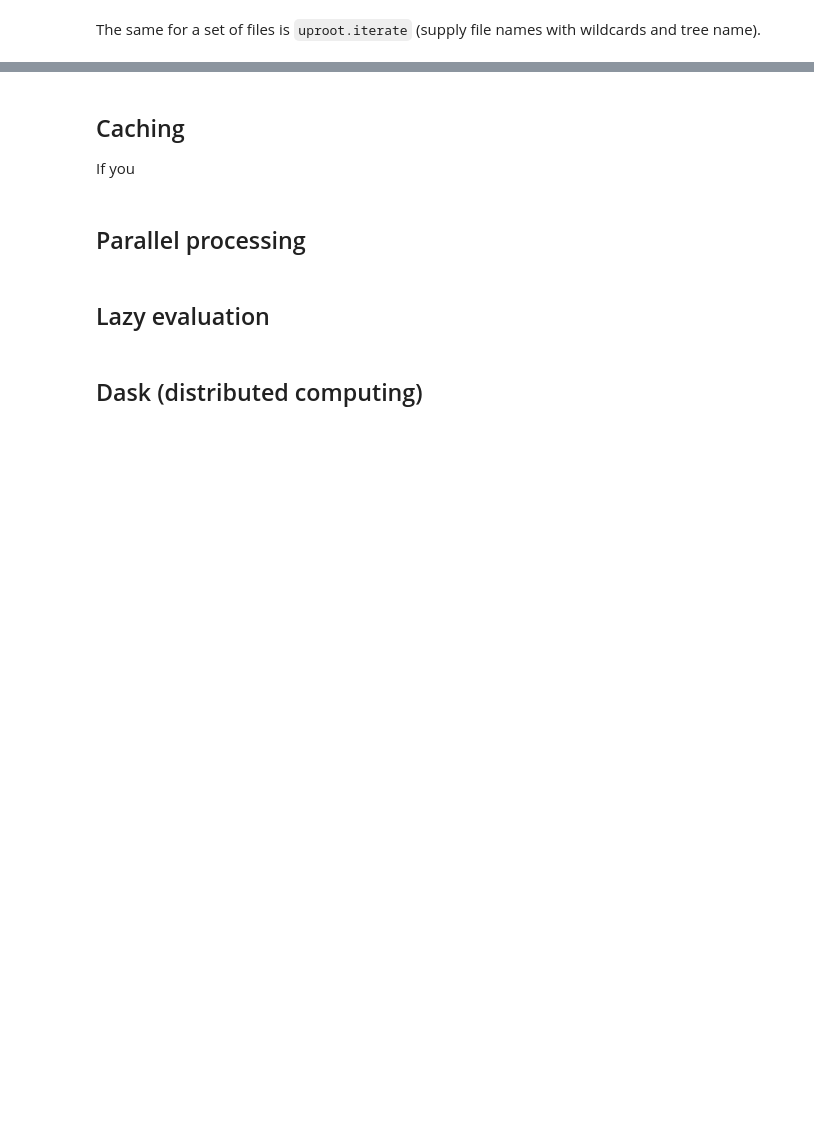
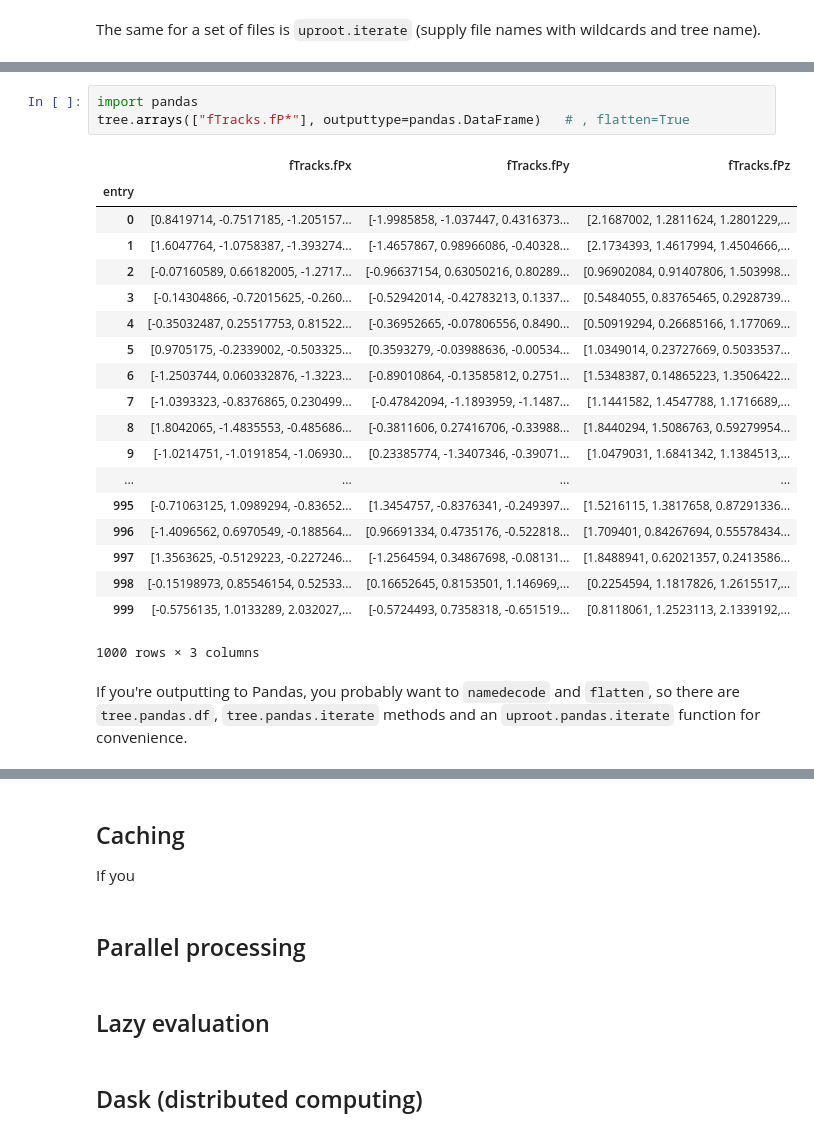
Before and after one commit to jpivarski-talks/2019-04-01-fermilab-carpentries, a Jupyter notebook: 05-uproot-overview.ipynb, the cells around one changed output, grey strips where cells are left out. Drawn from its saved outputs; the diff is of its cells as text; blank space fills up the shorter version.

```diff
--- a/05-uproot-overview.ipynb
+++ b/05-uproot-overview.ipynb
@@ -97,0 +229,25 @@ for arrays in uproot.iterate(filenames, "events", ["Muon_Px", "Muon_Py"]):
+# %%
+import pandas
+tree.arrays(["fTracks.fP*"], outputtype=pandas.DataFrame)   # , flatten=True
+# %% [output]
+|  | fTracks.fPx | fTracks.fPy | fTracks.fPz |
+| entry |  |  |  |
+| 0 | [0.8419714, -0.7517185, -1.205157... | [-1.9985858, -1.037447, 0.4316373... | [2.1687002, 1.2811624, 1.2801229,... |
+| 1 | [1.6047764, -1.0758387, -1.393274... | [-1.4657867, 0.98966086, -0.40328... | [2.1734393, 1.4617994, 1.4504666,... |
+| 2 | [-0.07160589, 0.66182005, -1.2717... | [-0.96637154, 0.63050216, 0.80289... | [0.96902084, 0.91407806, 1.503998... |
+| 3 | [-0.14304866, -0.72015625, -0.260... | [-0.52942014, -0.42783213, 0.1337... | [0.5484055, 0.83765465, 0.2928739... |
+| 4 | [-0.35032487, 0.25517753, 0.81522... | [-0.36952665, -0.07806556, 0.8490... | [0.50919294, 0.26685166, 1.177069... |
+| 5 | [0.9705175, -0.2339002, -0.503325... | [0.3593279, -0.03988636, -0.00534... | [1.0349014, 0.23727669, 0.5033537... |
+| 6 | [-1.2503744, 0.060332876, -1.3223... | [-0.89010864, -0.13585812, 0.2751... | [1.5348387, 0.14865223, 1.3506422... |
+| 7 | [-1.0393323, -0.8376865, 0.230499... | [-0.47842094, -1.1893959, -1.1487... | [1.1441582, 1.4547788, 1.1716689,... |
+| 8 | [1.8042065, -1.4835553, -0.485686... | [-0.3811606, 0.27416706, -0.33988... | [1.8440294, 1.5086763, 0.59279954... |
+| 9 | [-1.0214751, -1.0191854, -1.06930... | [0.23385774, -1.3407346, -0.39071... | [1.0479031, 1.6841342, 1.1384513,... |
+| ... | ... | ... | ... |
+| 995 | [-0.71063125, 1.0989294, -0.83652... | [1.3454757, -0.8376341, -0.249397... | [1.5216115, 1.3817658, 0.87291336... |
+| 996 | [-1.4096562, 0.6970549, -0.188564... | [0.96691334, 0.4735176, -0.522818... | [1.709401, 0.84267694, 0.55578434... |
+| 997 | [1.3563625, -0.5129223, -0.227246... | [-1.2564594, 0.34867698, -0.08131... | [1.8488941, 0.62021357, 0.2413586... |
+| 998 | [-0.15198973, 0.85546154, 0.52533... | [0.16652645, 0.8153501, 1.146969,... | [0.2254594, 1.1817826, 1.2615517,... |
+| 999 | [-0.5756135, 1.0133289, 2.032027,... | [-0.5724493, 0.7358318, -0.651519... | [0.8118061, 1.2523113, 2.1339192,... |
+1000 rows × 3 columns
+# %% [markdown]
+If you're outputting to Pandas, you probably want to `namedecode` and `flatten`, so there are `tree.pandas.df`, `tree.pandas.iterate` methods and an `uproot.pandas.iterate` function for convenience.
```
Also changed, not shown: parts of 31 cells of this notebook.
